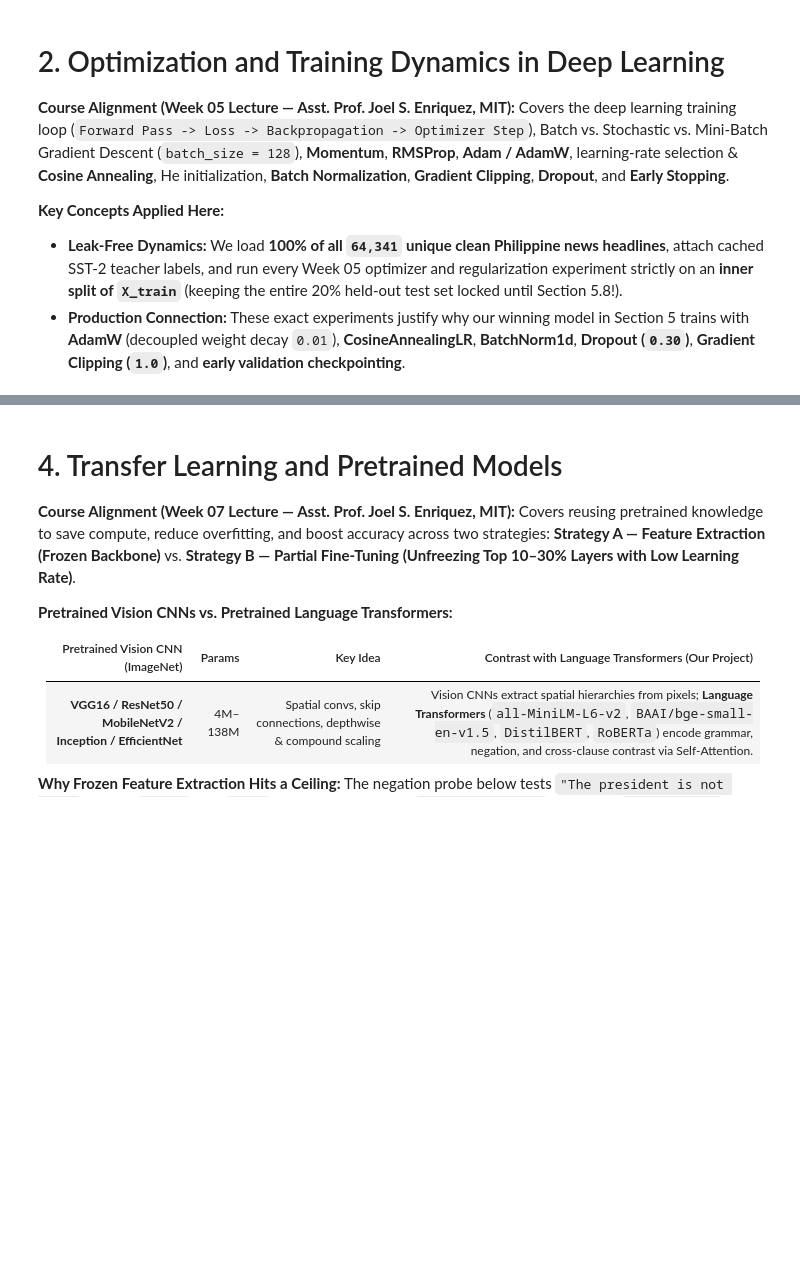
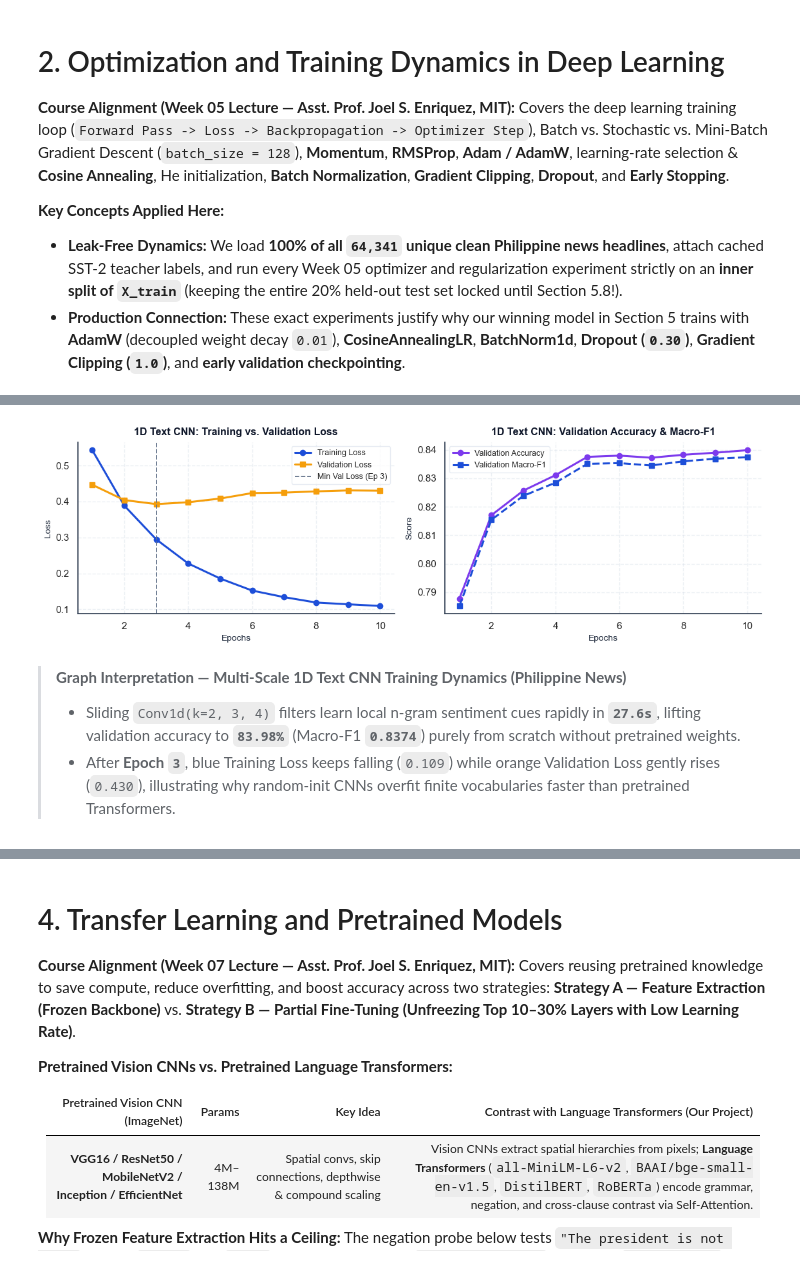
Before and after one commit to arizluizg/News-Headline-Sentiment-Analysis, a Jupyter notebook: Semantic/news-headline-semantic.ipynb, the cells around one changed output, grey strips where cells are left out. Saved outputs shown, nothing was run; the diff lists cells and outputs as text; code cells hidden in the pictures; blank space fills up the shorter version.

```diff
--- a/Semantic/news-headline-semantic.ipynb
+++ b/Semantic/news-headline-semantic.ipynb
@@ -138,0 +107,6 @@ CNN Shape Flow: Input (6, 6) -> Conv(3x3)+ReLU (4, 4) -> MaxPool(2x2) (2, 2) ->
+# %%
+# ── 3.1 Train Multi-Scale 1D Text CNN (Conv1d k=2,3,4) on Philippine News ────
+# Trains a real PyTorch 1D Text CNN strictly on the training split (test stays locked!),
+# plots Week-5-style training curves, and contrasts 2D CNN vs. 1D Text CNN vs. Transformer.
+cnn_res = su.run_text_cnn_1d(data, env, epochs=10)
+# %% [output]
@@ -138,0 +115,4 @@ CNN Shape Flow: Input (6, 6) -> Conv(3x3)+ReLU (4, 4) -> MaxPool(2x2) (2, 2) ->
+[figure, added]
+> **Graph Interpretation — Multi-Scale 1D Text CNN Training Dynamics (Philippine News)**
+> - Sliding `Conv1d(k=2, 3, 4)` filters learn local n-gram sentiment cues rapidly in **`27.6s`**, lifting validation accuracy to **`83.98%`** (Macro-F1 **`0.8374`**) purely from scratch without pretrained weights.
+> - After **Epoch `3`**, blue Training Loss keeps falling (`0.109`) while orange Validation Loss gently rises (`0.430`), illustrating why random-init CNNs overfit finite vocabularies faster than pretrained Transformers.
```
Also changed, not shown: parts of 13 cells of this notebook, 4 other files.
